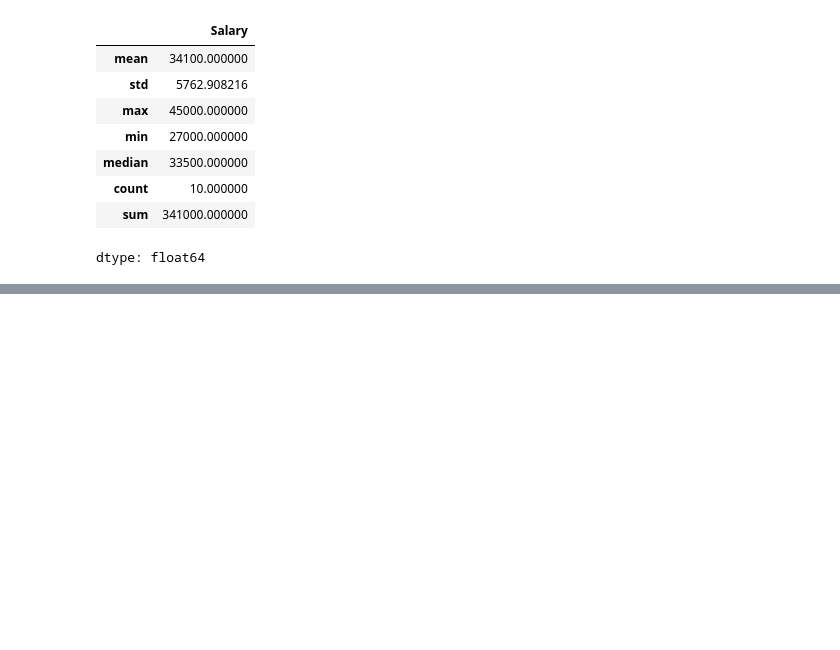
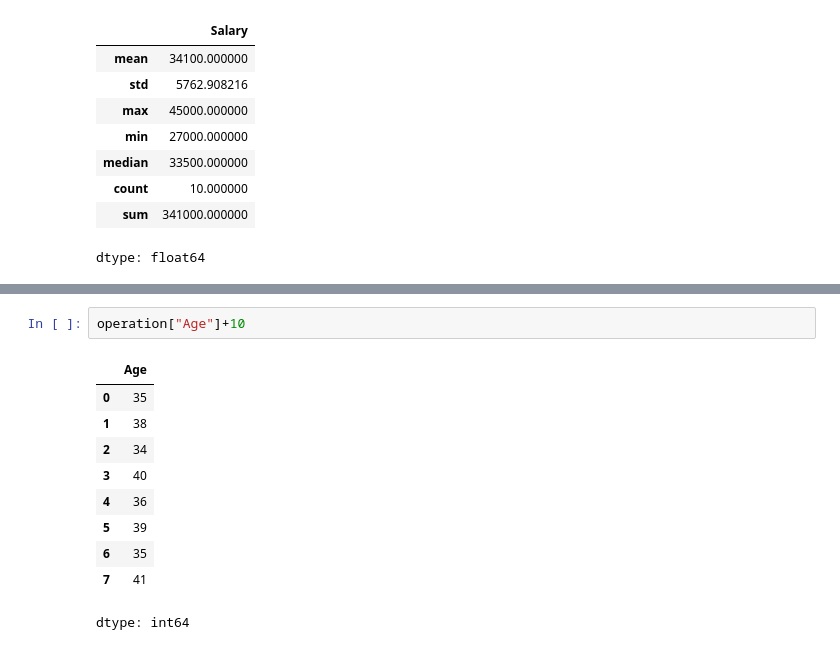
Before and after one commit to DipaliDhonnar/python, a Jupyter notebook: pandas.ipynb, the cells around one changed output, grey strips where cells are left out. Cells and saved outputs as stored; diff of their text form; blank space fills up the shorter version.

```diff
--- a/pandas.ipynb
+++ b/pandas.ipynb
@@ -561,0 +672,13 @@ dtype: float64
+# %%
+operation["Age"]+10
+# %% [output]
+|  | Age |
+| 0 | 35 |
+| 1 | 38 |
+| 2 | 34 |
+| 3 | 40 |
+| 4 | 36 |
+| 5 | 39 |
+| 6 | 35 |
+| 7 | 41 |
+dtype: int64
```
Also changed, not shown: parts of 10 cells of this notebook.
